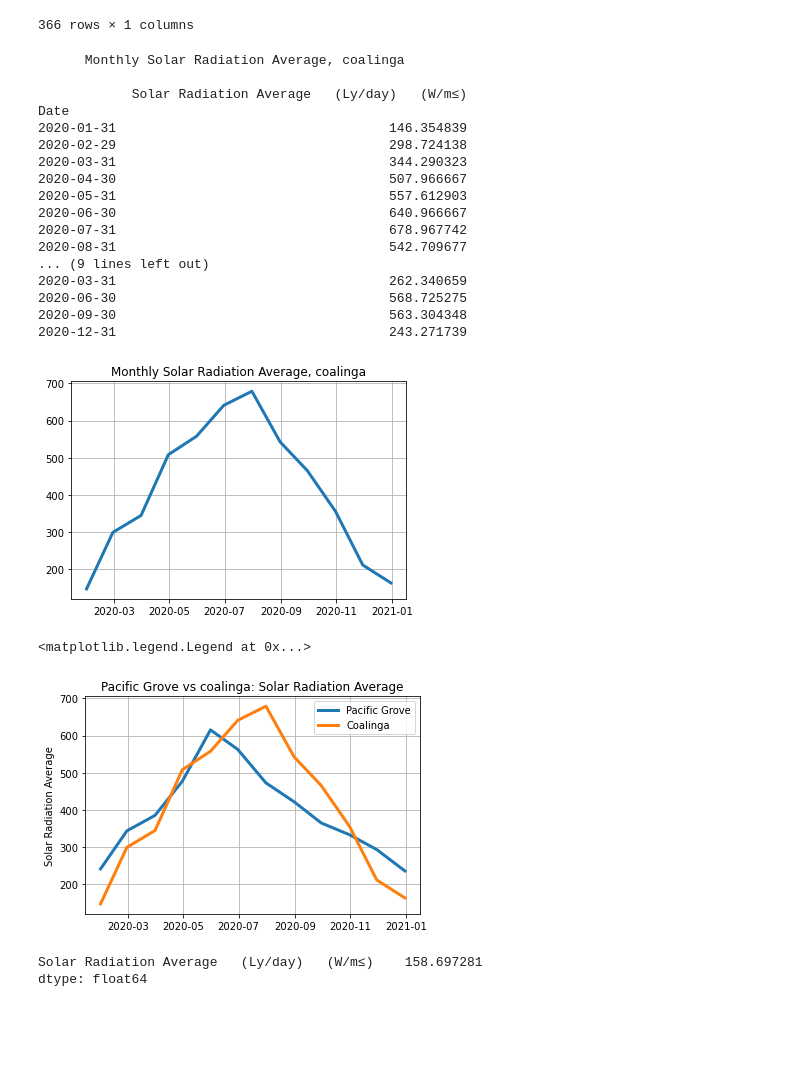
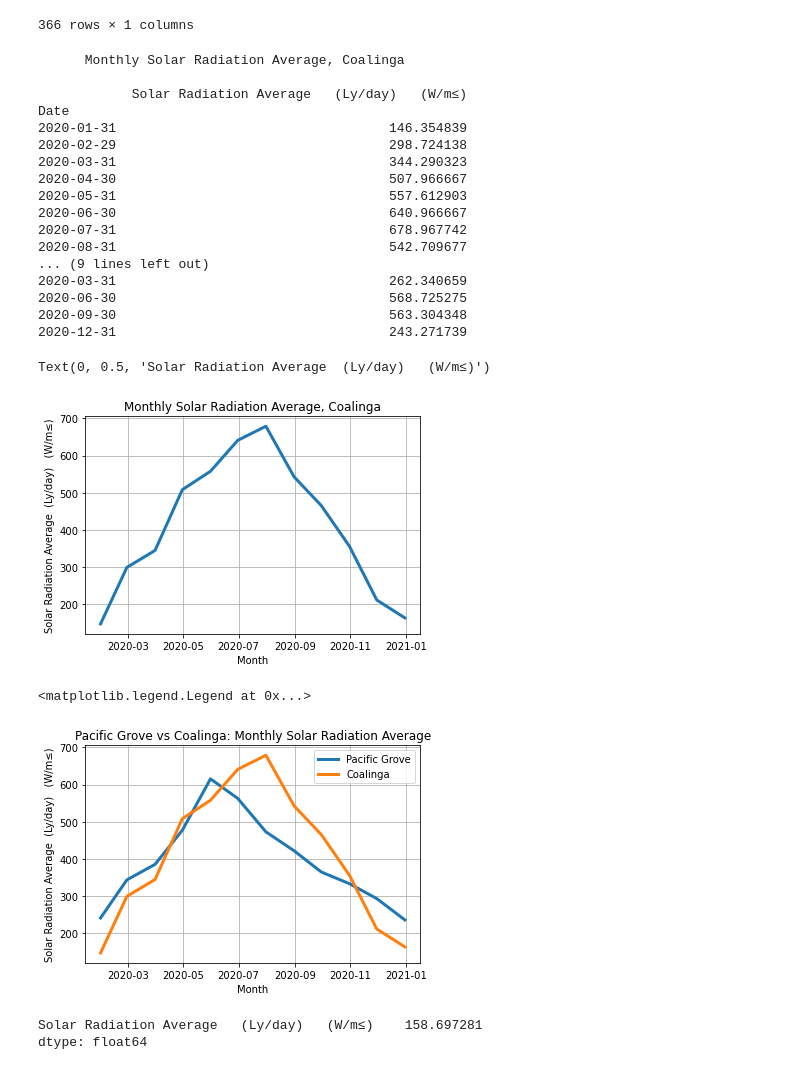
Before and after one commit to candicenotcandies/CaliforniaWeatherReport, a Jupyter notebook: 6105 final project_Jie He_光照，土壤，气温.ipynb, the cells around one changed output. Saved outputs shown, nothing was run; the diff lists cells and outputs as text; code cells hidden in the pictures; blank space fills up the shorter version.

```diff
--- a/6105 final project_Jie He_光照，土壤，气温.ipynb
+++ b/6105 final project_Jie He_光照，土壤，气温.ipynb
@@ -126,16 +129,16 @@ coalinga_solar
 366 rows × 1 columns
 # %%
 # Monthly and quarterly Solar Radiation Average of coalinga
-print("      Monthly Solar Radiation Average, coalinga")
+print("      Monthly Solar Radiation Average, Coalinga")
 print()
 coalinga_solar_monthly_average = coalinga_solar.resample('M').mean()
 print(coalinga_solar_monthly_average)
 print('-----------------------------------------------------')
-print("      Quarterly Solar Radiation Average, coalinga")
+print("      Quarterly Solar Radiation Average, Coalinga")
 print()
 print(coalinga_solar.resample('Q').mean())
 # %% [output]
-      Monthly Solar Radiation Average, coalinga
+      Monthly Solar Radiation Average, Coalinga
 
             Solar Radiation Average   (Ly/day)   (W/m≤)
 Date
@@ -153,21 +156,25 @@ Date
 2020-09-30                                   563.304348
 2020-12-31                                   243.271739
 # %%
-plt.title('Monthly Solar Radiation Average, coalinga')
+plt.title('Monthly Solar Radiation Average, Coalinga')
 plt.grid(True)
 caw_plot = plt.plot(coalinga_solar_monthly_average.index, coalinga_solar_monthly_average['Solar Radiation Average   (Ly/day)   (W/m≤)'], linewidth=3)
+plt.xlabel('Month')
+plt.ylabel('Solar Radiation Average  (Ly/day)   (W/m≤)')
 # %% [output]
+Text(0, 0.5, 'Solar Radiation Average  (Ly/day)   (W/m≤)')
-[figure, old version]
+[figure, new version]
 # %%
 plt.plot(pacific_solar_monthly_average.index, pacific_solar_monthly_average['Solar Radiation Average   (Ly/day)   (W/m≤)'],label='Pacific Grove',linewidth=3)
 plt.plot(coalinga_solar_monthly_average.index, coalinga_solar_monthly_average['Solar Radiation Average   (Ly/day)   (W/m≤)'],label='Coalinga',linewidth=3)
-plt.title('Pacific Grove vs coalinga: Solar Radiation Average')
-plt.ylabel('Solar Radiation Average')
+plt.title('Pacific Grove vs Coalinga: Monthly Solar Radiation Average')
+plt.xlabel('Month')
+plt.ylabel('Solar Radiation Average  (Ly/day)   (W/m≤)')
 plt.grid()
 plt.legend()
 # %% [output]
 <matplotlib.legend.Legend at 0x...>
-[figure, old version]
+[figure, new version]
 # %%
 pacific_solar.std()
 # %% [output]
```
Also changed, not shown: parts of 8 cells of this notebook.
